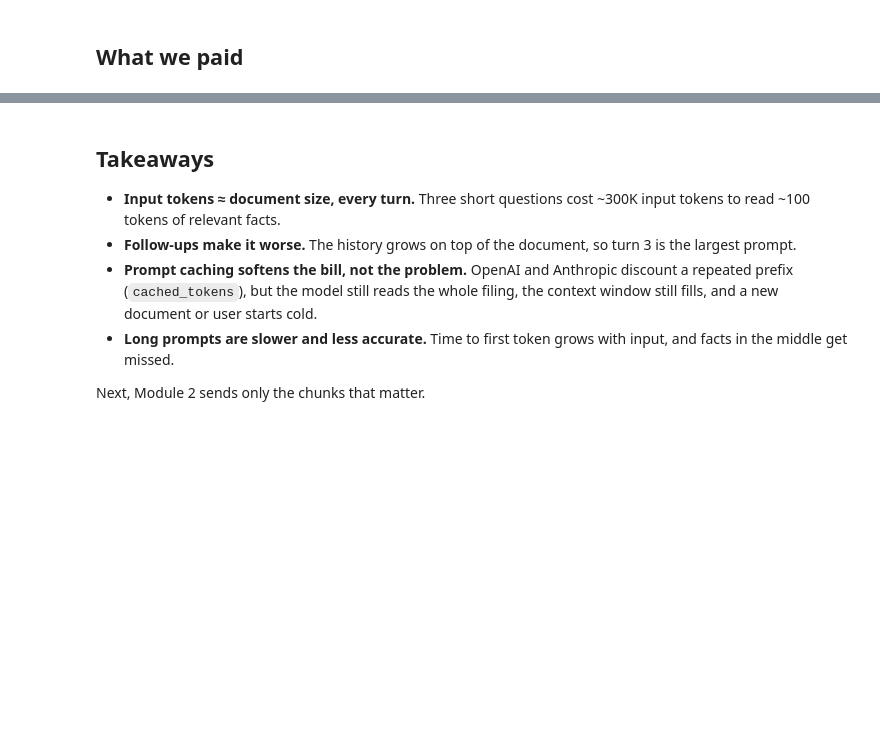
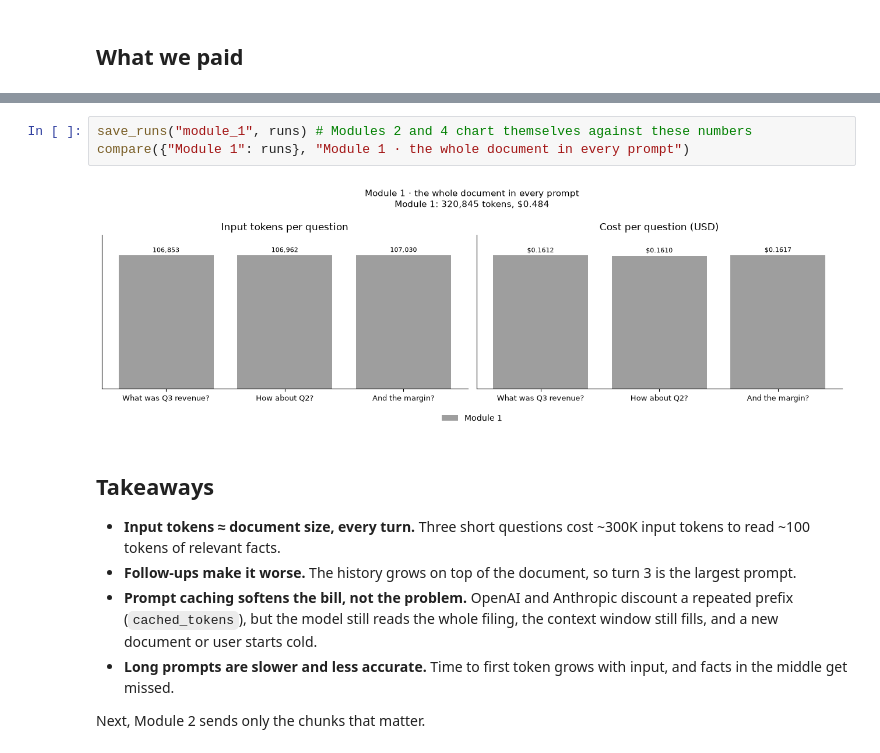
Before and after one commit to Parv17k/AgenticRAGLabs, a Jupyter notebook: demos/module_1_just_upload_the_pdf.ipynb, the cells around one changed output, grey strips where cells are left out. Cells and saved outputs as stored; diff of their text form; blank space fills up the shorter version.

```diff
--- a/demos/module_1_just_upload_the_pdf.ipynb
+++ b/demos/module_1_just_upload_the_pdf.ipynb
@@ -79,3 +121,8 @@ df
+# %%
+save_runs("module_1", runs) # Modules 2 and 4 chart themselves against these numbers
+compare({"Module 1": runs}, "Module 1 · the whole document in every prompt")
+# %% [output]
+[figure, added]
 # %% [markdown]
 ## Takeaways
 
```
Also changed, not shown: parts of 5 cells of this notebook, 12 other files.
